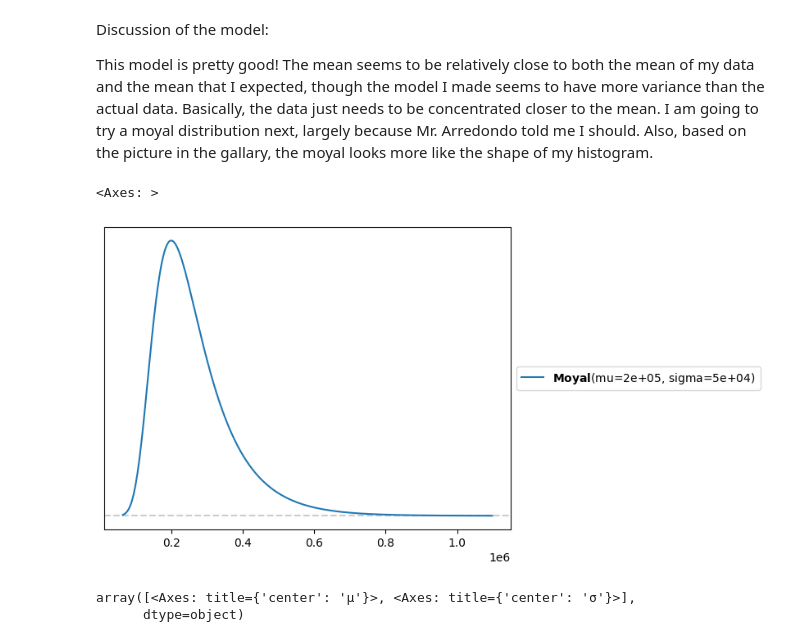
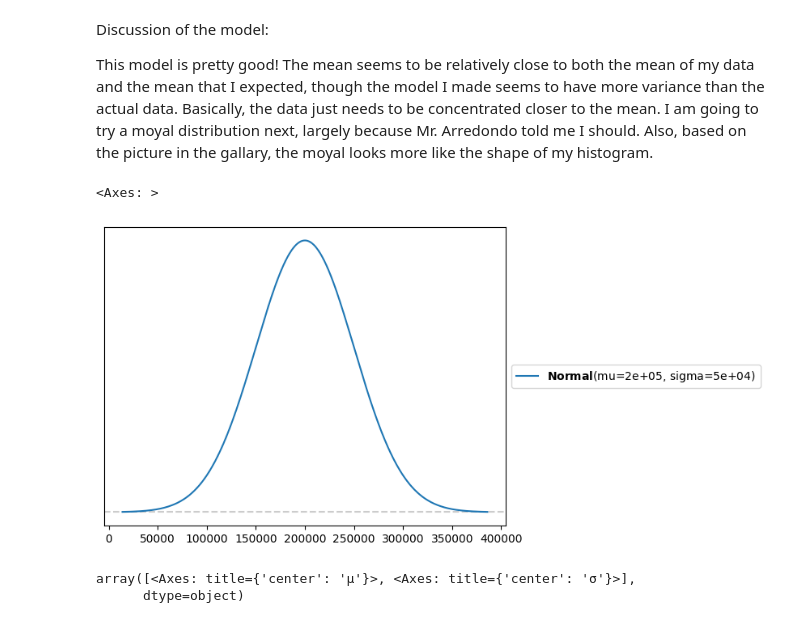
Before and after one commit to sashavlasits/Data-Science, a Jupyter notebook: Unit3/SashVlasU3proj.ipynb, the cells around one changed output. Saved outputs shown, nothing was run; the diff lists cells and outputs as text; code cells hidden in the pictures.

```diff
--- a/Unit3/SashVlasU3proj.ipynb
+++ b/Unit3/SashVlasU3proj.ipynb
@@ -191,11 +191,11 @@ Discussion of the model:
 
 This model is pretty good! The mean seems to be relatively close to both the mean of my data and the mean that I expected, though the model I made seems to have more variance than the actual data. Basically, the data just needs to be concentrated closer to the mean. I am going to try a moyal distribution next, largely because Mr. Arredondo told me I should. Also, based on the picture in the gallary, the moyal looks more like the shape of my histogram.
 # %%
-#this is the moyal
-pz.Moyal(mu=200000, sigma=50000).plot_pdf()
+#this is the normal
+pz.Normal(mu=200000, sigma=50000).plot_pdf()
 # %% [output]
 <Axes: >
-[figure, old version]
+[figure, new version]
 # %%
 with pm.Model() as model_random_sample2:
   μ = pm.Normal ('μ', mu = 200000, sigma = 100)
```
